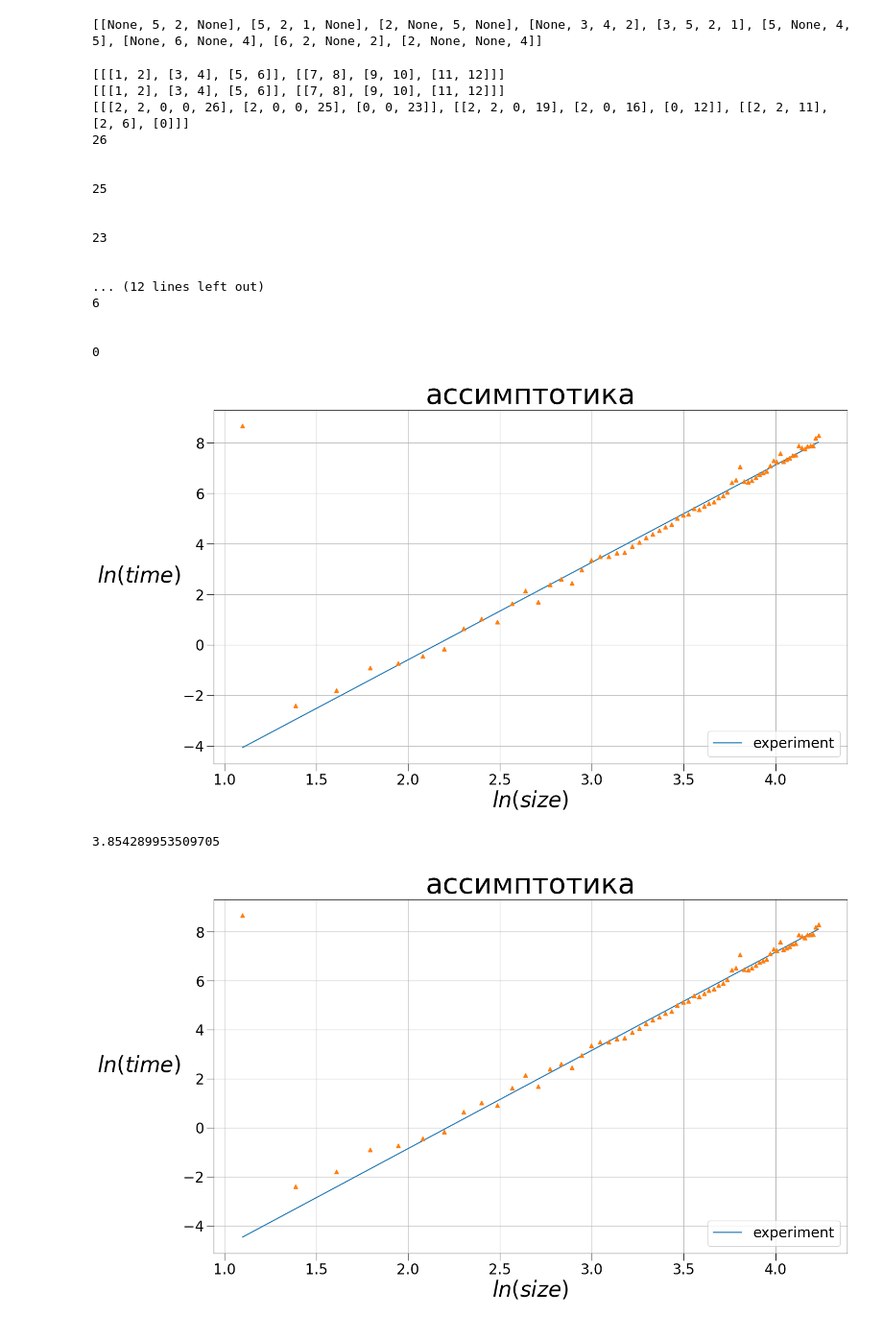
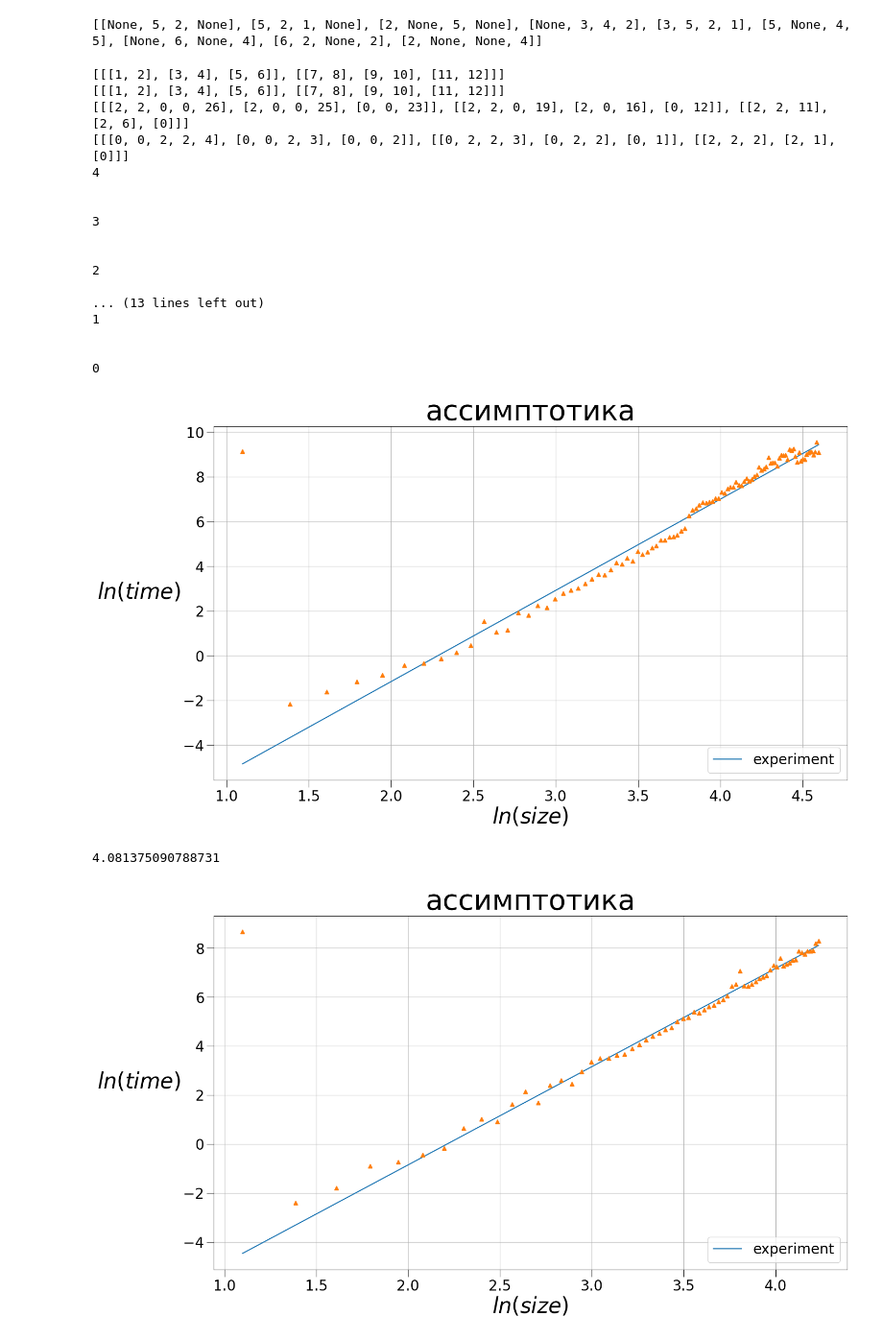
Before and after one commit to KonstantinP17/Quantum-inspirited, a Jupyter notebook: Initial_task/Dijkstra.ipynb, the cells around one changed output. Shown: that part at 96% size. Drawn from its saved outputs; the diff is of its cells as text; code cells hidden in the pictures.

```diff
--- a/Initial_task/Dijkstra.ipynb
+++ b/Initial_task/Dijkstra.ipynb
@@ -63,6 +63,7 @@ print(net2.delays)
 # %% [output]
 [[None, 5, 2, None], [5, 2, 1, None], [2, None, 5, None], [None, 3, 4, 2], [3, 5, 2, 1], [5, None, 4, 5], [None, 6, None, 4], [6, 2, None, 2], [2, None, None, 4]]
 # %%
+from queue import Queue
 class SqrVertex:                        #класс, описывающий вершину графа (маршрутизатор)
 
     def __init__(self, x: int, y: int, delays = [0, 0, 0, 0]):
@@ -72,6 +73,7 @@ class SqrVertex:                        #класс, описывающий ве
         self.flag = 0                   #флаг, чтобы отмечать вершину как посещенную при обходе Дейкстрой
         self.distance = float('inf')    #расстояние от какой-то выбранной вершины до данной
         self.ways = []                  #массив с путями к другим вершинам
+        self.parent = 0                 #предшествующая вершина (для поиска в ширину)
 
 class SqrNet:                           #класс, описывающий квадратную сеть
 
@@ -100,7 +102,7 @@ class SqrNet:                           #класс, описывающий кв
 
     def step(self, start: SqrVertex, direction: int):           #операция "шага" в определенном направлении (0 - вверх, 1 - вниз, 2 - влево, 3 - вправо)
         if direction == 0 and start.delays[0]<float('inf'):     #сделал, потому что показалось удобным, хотя, возможно, это неоптимально
-            return self.vert_list[start.x - 1][start.y]
+            return self.vert_list[start.x - 1][start.y]         #
         elif direction == 1 and start.delays[1]<float('inf'):
             return self.vert_list[start.x + 1][start.y]
         elif direction == 2 and start.delays[2]<float('inf'):
@@ -119,6 +121,7 @@ class SqrNet:                           #класс, описывающий кв
                         j.flag = 0
             start = self.vert_list[start_x][start_y]                #определение отправной вершины (расстояние до/от которой считаем)
             start.distance = 0
+            start.ways = []
             for i in range (self.size):                             #формирование массива путей. Он организован как матрица, где ij-ой вершине соотвествует ij-ый массив из элементов {0, 1, 2, 3}
                 start.ways += [[]]                                  #отражающих движение на каждом шаге {вверх, вниз, влево, вправо} соотвественно. Последним элементом массива пути до вершины будет его длина.
                 for j in range (self.size):
@@ -141,6 +144,41 @@ class SqrNet:                           #класс, описывающий кв
                 next_vert.flag = 1                                  #поднятие флага о посещении вершины
                 start.ways[next_vert.x][next_vert.y].append(next_vert.distance) #путь до посещенной вершины больше не будет меняться, поэтому в конце добавим его длину, чтобы освободить distance для дальнейших выполнений алгоритма
                 next_vert = next_vert_1                             #переопределение потенциально следующей вершины
+
+
+    def BFS(self, start_x, start_y):
+        if not((start_x<self.size and start_x > -1) and (start_y<self.size and start_y > -1)): #проверка корректности координат вершины, относительно которой вычисляются пути
+                return "no vertex with such coordinates"
+        else:
+            for i in self.vert_list:
+                    for j in i:
+                        j.distance = float('inf')                   #сбрасываем все distancы и flagи в бесконечность (они могли быть изменены предыдущим вызовом Дейкстры)
+                        j.flag = 0                                  #вместо окраски вершин присваиваются значения flag = {0, 1, 2} для непосещенной, посещенной с непосещенными соседями и посещенной с посещенными соседями соотвественно
+                        j.parent = None
+
+            start = self.vert_list[start_x][start_y]                #определение отправной вершины (расстояние до/от которой считаем)
+            start.distance = 0
+            start.flag = 1
+            start.ways = []
+            for i in range (self.size):                             #формирование массива путей. Он организован как матрица, где ij-ой вершине соотвествует ij-ый массив из элементов {0, 1, 2, 3}
+                start.ways += [[]]                                  #отражающих движение на каждом шаге {вверх, вниз, влево, вправо} соотвественно. Последним элементом массива пути до вершины будет его длина.
+                for j in range (self.size):
+                    start.ways[i] += [[]]
+            Q = Queue()
+            Q.put(start)
+            while not(Q.empty()):
+                current_vert = Q.get()
+                for i in range(4):
+                    a = self.step(current_vert, i) #чтобы не вызывать функцию step несколько раз
+                    if type(a) == SqrVertex:
+                        if a.flag == 0:
+                            a.flag = 1
+                            a.distance = current_vert.distance + 1
+                            a.parent = current_vert
+                            start.ways[a.x][a.y] = start.ways[current_vert.x][current_vert.y] + [i]
+                            Q.put(a)
+                current_vert.flag = 2
+                start.ways[current_vert.x][current_vert.y] = start.ways[current_vert.x][current_vert.y] + [current_vert.distance]
 # %%
 
 N = 3
@@ -170,6 +208,8 @@ print(net3.delays)
         print(j.delays, '\n', '\n')'''
 net3.dijkstra(N-1,N-1)
 print(net3.vert_list[N-1][N-1].ways)
+net3.BFS(N-1,N-1)
+print(net3.vert_list[N-1][N-1].ways)
 for i in range (N):
     for j in range (N):
         print(net3.vert_list[i][j].distance, '\n', '\n')
@@ -179,17 +219,17 @@ for i in range (N):
 [[[1, 2], [3, 4], [5, 6]], [[7, 8], [9, 10], [11, 12]]]
 [[[1, 2], [3, 4], [5, 6]], [[7, 8], [9, 10], [11, 12]]]
 [[[2, 2, 0, 0, 26], [2, 0, 0, 25], [0, 0, 23]], [[2, 2, 0, 19], [2, 0, 16], [0, 12]], [[2, 2, 11], [2, 6], [0]]]
-26
+[[[0, 0, 2, 2, 4], [0, 0, 2, 3], [0, 0, 2]], [[0, 2, 2, 3], [0, 2, 2], [0, 1]], [[2, 2, 2], [2, 1], [0]]]
+4
 
 
-25
+3
 
 
-23
+2
 
-
-... (12 lines left out)
-6
+... (13 lines left out)
+1
 
 
 0
@@ -205,7 +245,7 @@ import numpy as np
 time_data = [['N', 'time, ms']]
 size = []
 time = []
-for N in range (3, 70):
+for N in range (3, 100):
 
     delays = [[],[]]
     for i in range (N):
@@ -214,41 +254,41 @@ for N in range (3, 70):
         for j in range (N-1):
             delays[0][i] += [randint(2, 10)]
             delays[1][i] += [randint(2, 10)]
-    t = timeit.timeit(lambda: net3.dijkstra(2,2), number=2)*500
+    t = timeit.timeit(lambda: net3.dijkstra(2,2), number=1)*1000
     net3 = SqrNet(N, delays)
     time_data += [[N, t]]
     size += [np.log(N)]
     time += [np.log(t)]
 
 
 
 
 csv.writer(open('time_data.csv', 'w', newline ='')).writerows(time_data)
 
 
 
 
 
 z1 = np.polyfit(size[1:], time[1:], deg = 1)
 y1 = np.poly1d(z1)
 
 
 fig, ax = plt.subplots(figsize=(16,9))
 plt.title("ассимптотика", fontsize = 40)
 ax.plot(size, y1(size), label = 'experiment')
 ax.errorbar(size, time, fmt='^')
 ax.grid()
 ax.legend()
 plt.legend(fontsize = 20)
 plt.xlabel('$ln(size)$', fontsize = 30)
 plt.ylabel("$ln(time)$", rotation=0, horizontalalignment='right',fontsize = 30)
 plt.tick_params('both', size = 10, labelsize = 20)
 plt.show()
 #df = pd.read_csv('time_data.csv')
 z1[0]
 # %% [output]
-[figure, old version]
+[figure, new version]
-3.854289953509705
+4.081375090788731
 # %%
 z1 = np.polyfit(size[10:], time[10:], deg = 1)
 y1 = np.poly1d(z1)
```
Also changed, not shown: 3 other files.
